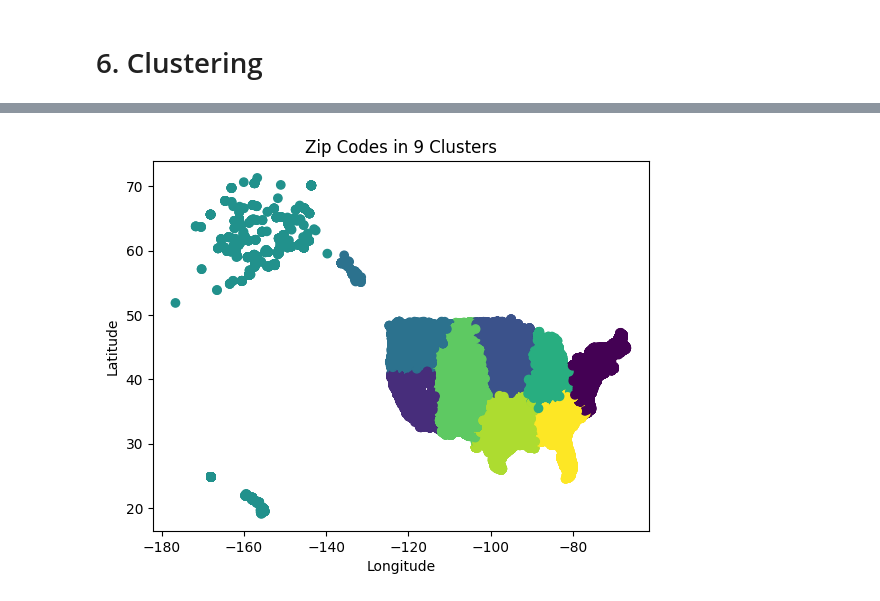
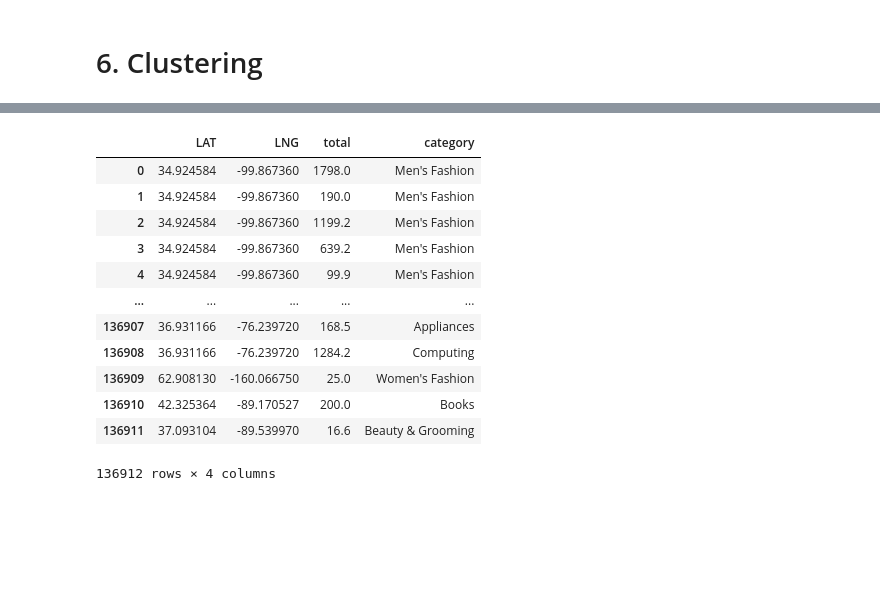
Before and after one commit to CategorIAN/CSCI550_Final, a Jupyter notebook: nb1.ipynb, the cells around one changed output, grey strips where cells are left out. Drawn from its saved outputs; the diff is of its cells as text; code cells hidden in the pictures; blank space fills up the shorter version.

```diff
--- a/nb1.ipynb
+++ b/nb1.ipynb
@@ -208 +218,28 @@ plt.show()
+# %%
+def reverse_one_hot(df, features, name, categories):
+    df_cat = df.loc[:, ["{}_{}".format(name, i) for i in categories]]
+    n = range(len(categories))
+    mapping = dict(list(zip(tuple([tuple([int(i == j) for i in n]) for j in n]), categories)))
+    return pd.concat([df.loc[:, features], df_cat.index.to_series(name = name).map(lambda i: mapping[tuple(df_cat.loc[i, :])])], axis=1)
+# %%
+categories = ["Men's Fashion", 'Mobiles & Tablets', 'Computing', 'Appliances',
+       'Home & Living', "Women's Fashion", 'Health & Sports',
+       'Beauty & Grooming', 'Superstore', 'Others', 'Entertainment',
+       'Soghaat', 'Kids & Baby', 'Books', 'School & Education']
+mydf = reverse_one_hot(df, ["LAT", "LNG", "total"], "category", categories)
+mydf
+# %% [output]
+|  | LAT | LNG | total | category |
+| 0 | 34.924584 | -99.867360 | 1798.0 | Men's Fashion |
+| 1 | 34.924584 | -99.867360 | 190.0 | Men's Fashion |
+| 2 | 34.924584 | -99.867360 | 1199.2 | Men's Fashion |
+| 3 | 34.924584 | -99.867360 | 639.2 | Men's Fashion |
+| 4 | 34.924584 | -99.867360 | 99.9 | Men's Fashion |
+| ... | ... | ... | ... | ... |
+| 136907 | 36.931166 | -76.239720 | 168.5 | Appliances |
+| 136908 | 36.931166 | -76.239720 | 1284.2 | Computing |
+| 136909 | 62.908130 | -160.066750 | 25.0 | Women's Fashion |
+| 136910 | 42.325364 | -89.170527 | 200.0 | Books |
+| 136911 | 37.093104 | -89.539970 | 16.6 | Beauty & Grooming |
+136912 rows × 4 columns
 # %%
@@ -221,4 +260,0 @@ def makeClusters(df, k):
-# %%
-makeClusters(df, 9)
-# %% [output]
-[figure, removed]
```
Also changed, not shown: parts of 5 cells of this notebook.
